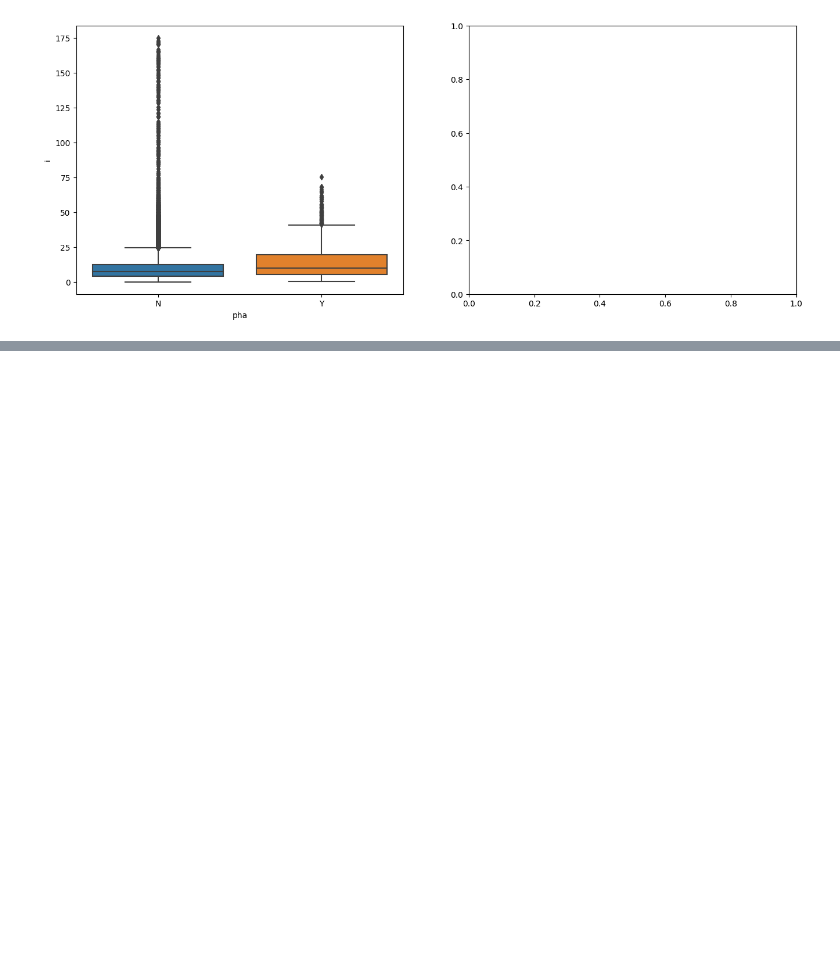
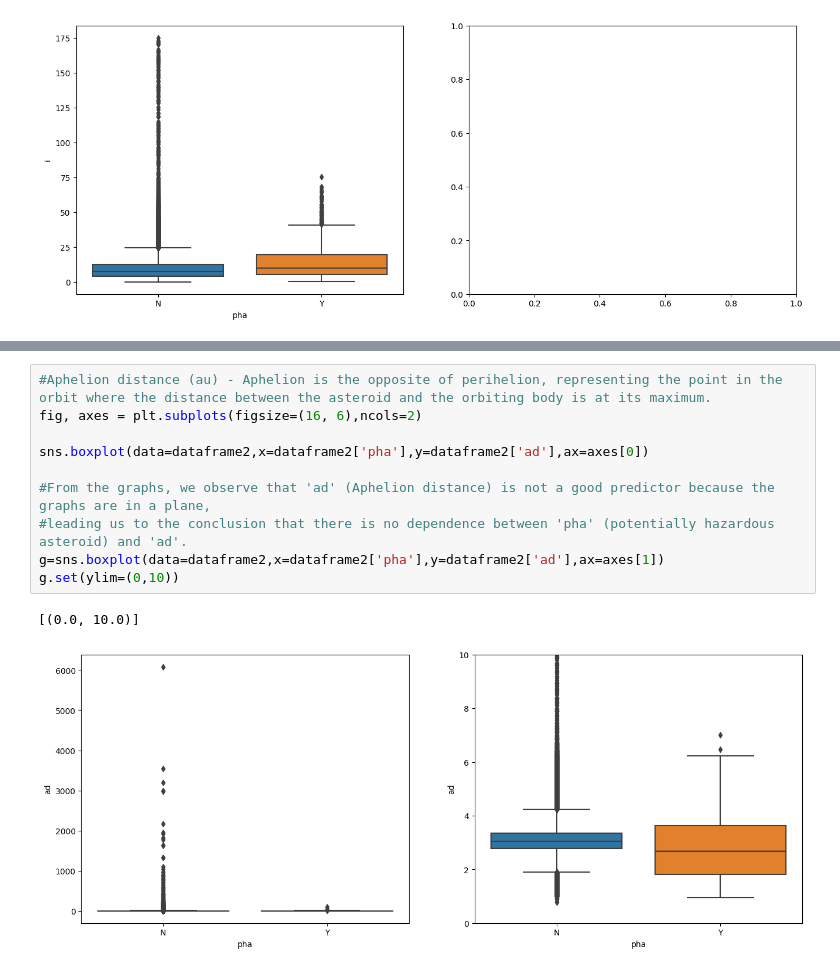
Before and after one commit to AndrijaLazic/AsteroidDetectionModel, a Jupyter notebook: Project.ipynb, the cells around one changed output, grey strips where cells are left out. Cells and saved outputs as stored; diff of their text form; blank space fills up the shorter version.

```diff
--- a/Project.ipynb
+++ b/Project.ipynb
@@ -362,0 +409,13 @@ sns.boxplot(data=dataframe2,x=dataframe2['pha'],y=dataframe2['i'],ax=axes[0])
+# %%
+#Aphelion distance (au) - Aphelion is the opposite of perihelion, representing the point in the orbit where the distance between the asteroid and the orbiting body is at its maximum.
+fig, axes = plt.subplots(figsize=(16, 6),ncols=2)
+
+sns.boxplot(data=dataframe2,x=dataframe2['pha'],y=dataframe2['ad'],ax=axes[0])
+
+#From the graphs, we observe that 'ad' (Aphelion distance) is not a good predictor because the graphs are in a plane,
+#leading us to the conclusion that there is no dependence between 'pha' (potentially hazardous asteroid) and 'ad'.
+g=sns.boxplot(data=dataframe2,x=dataframe2['pha'],y=dataframe2['ad'],ax=axes[1])
+g.set(ylim=(0,10))
+# %% [output]
+[(0.0, 10.0)]
+[figure, added]
```
Also changed, not shown: parts of 8 cells of this notebook, 1 other file.
